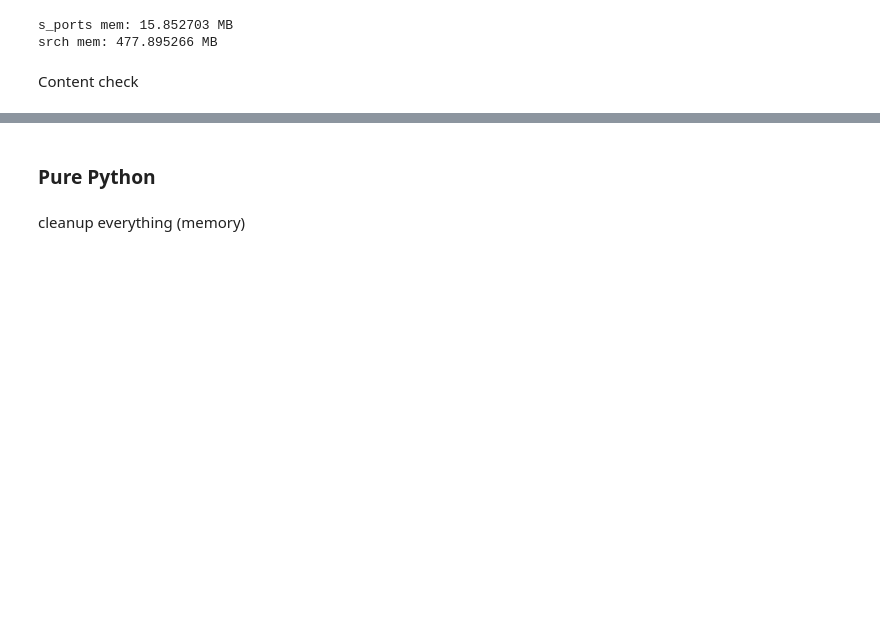
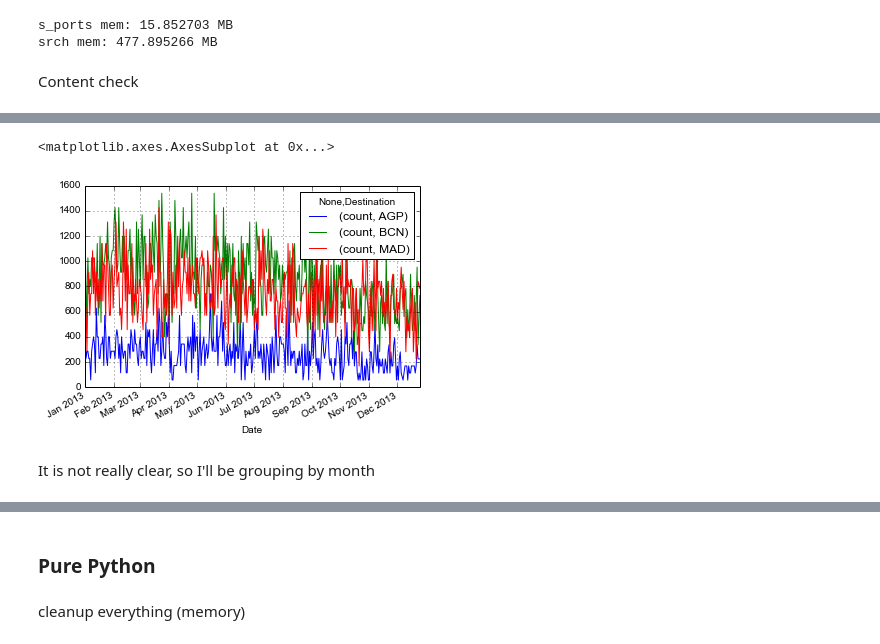
Before and after one commit to leomrocha/data-analysis-exercises, a Jupyter notebook: 3rd Exercise.ipynb, the cells around one changed output, grey strips where cells are left out. Cells and saved outputs as stored; diff of their text form; code cells hidden in the pictures; blank space fills up the shorter version.

```diff
--- a/3rd Exercise.ipynb
+++ b/3rd Exercise.ipynb
@@ -191,0 +227,7 @@ dtype: int64
+# %%
+sgroup.plot()
+# %% [output]
+<matplotlib.axes.AxesSubplot at 0x...>
+[figure, added]
+# %% [markdown]
+It is not really clear, so I'll be grouping by month
```
Also changed, not shown: parts of 26 cells of this notebook, 1 other file.
